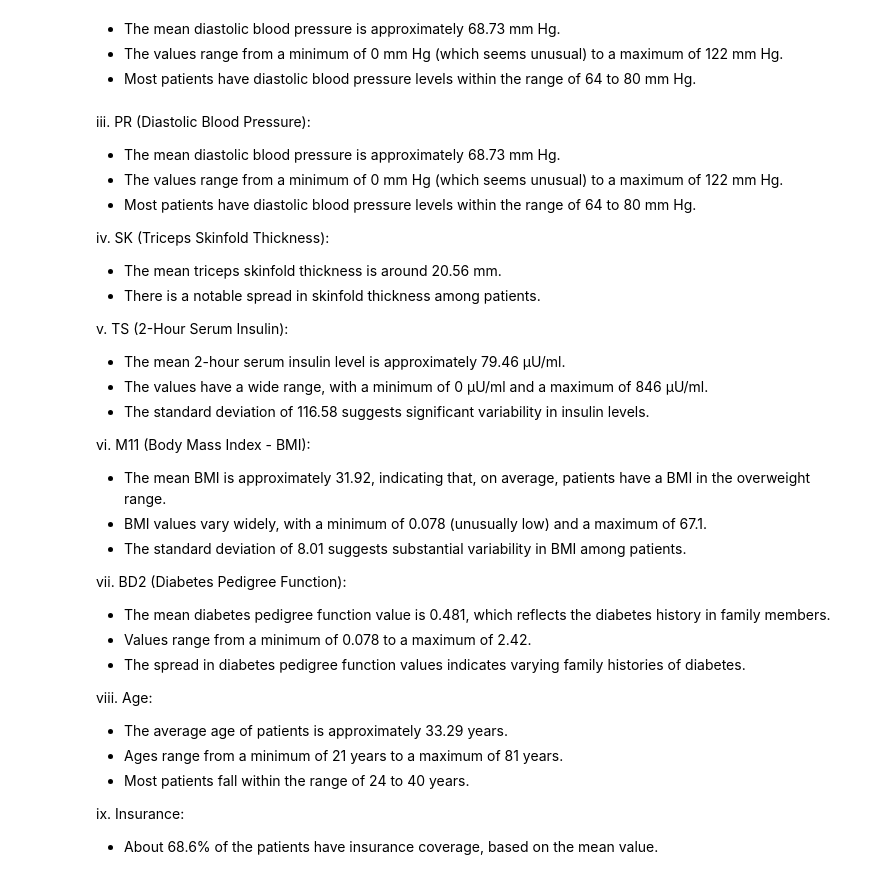
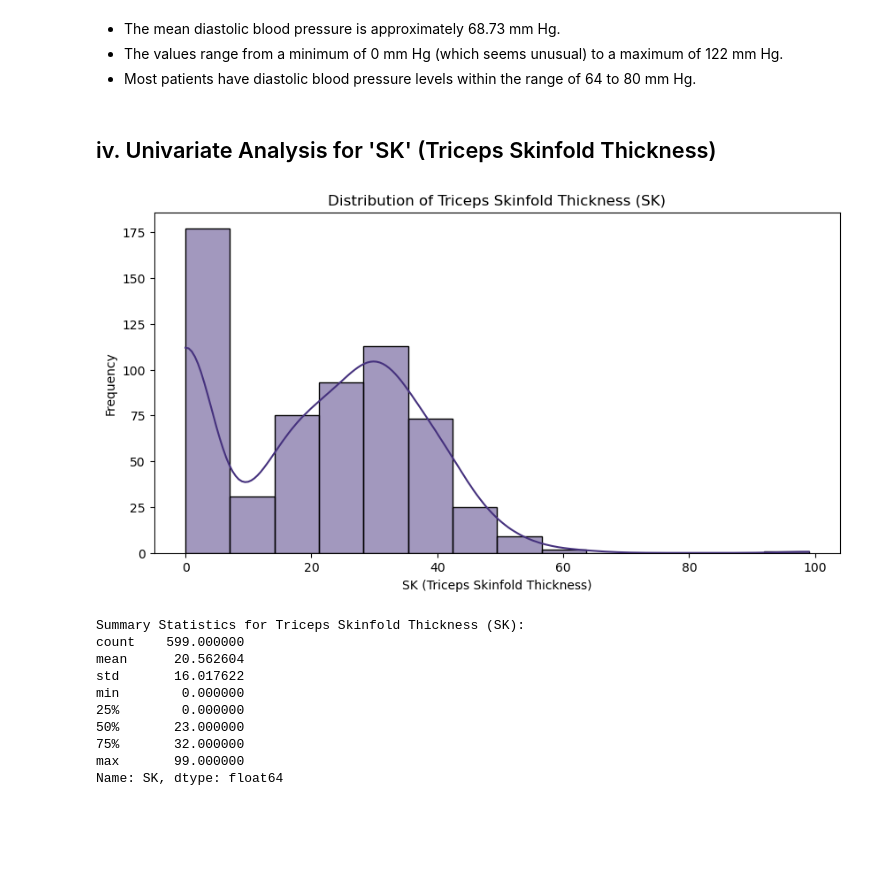
Before and after one commit to rasmodev/Sepsis-Classification-ML-Project-with-FastAPI-Deployment, a Jupyter notebook: Sepsis_ML_Prediction_&_Deployment_With_FastAPI.ipynb, the cells around one changed output. Saved outputs shown, nothing was run; the diff lists cells and outputs as text; code cells hidden in the pictures; blank space fills up the shorter version.

```diff
--- a/Sepsis_ML_Prediction_&_Deployment_With_FastAPI.ipynb
+++ b/Sepsis_ML_Prediction_&_Deployment_With_FastAPI.ipynb
@@ -377,42 +377,32 @@ Name: PR, dtype: float64
 - The mean diastolic blood pressure is approximately 68.73 mm Hg.
 - The values range from a minimum of 0 mm Hg (which seems unusual) to a maximum of 122 mm Hg.
 - Most patients have diastolic blood pressure levels within the range of 64 to 80 mm Hg.
-# %% [markdown]
-iii. PR (Diastolic Blood Pressure):
-
-- The mean diastolic blood pressure is approximately 68.73 mm Hg.
-- The values range from a minimum of 0 mm Hg (which seems unusual) to a maximum of 122 mm Hg.
-- Most patients have diastolic blood pressure levels within the range of 64 to 80 mm Hg.
-
-iv. SK (Triceps Skinfold Thickness):
-
-- The mean triceps skinfold thickness is around 20.56 mm.
-- There is a notable spread in skinfold thickness among patients.
-
-v. TS (2-Hour Serum Insulin):
-
-- The mean 2-hour serum insulin level is approximately 79.46 μU/ml.
-- The values have a wide range, with a minimum of 0 μU/ml and a maximum of 846 μU/ml.
-- The standard deviation of 116.58 suggests significant variability in insulin levels.
-
-vi. M11 (Body Mass Index - BMI):
-
-- The mean BMI is approximately 31.92, indicating that, on average, patients have a BMI in the overweight range.
-- BMI values vary widely, with a minimum of 0.078 (unusually low) and a maximum of 67.1.
-- The standard deviation of 8.01 suggests substantial variability in BMI among patients.
-
-vii. BD2 (Diabetes Pedigree Function):
-
-- The mean diabetes pedigree function value is 0.481, which reflects the diabetes history in family members.
-- Values range from a minimum of 0.078 to a maximum of 2.42.
-- The spread in diabetes pedigree function values indicates varying family histories of diabetes.
-
-viii. Age:
-
-- The average age of patients is approximately 33.29 years.
-- Ages range from a minimum of 21 years to a maximum of 81 years.
-- Most patients fall within the range of 24 to 40 years.
-
-ix. Insurance:
-
-- About 68.6% of the patients have insurance coverage, based on the mean value.
+# %% [markdown]
+## iv. Univariate Analysis for 'SK' (Triceps Skinfold Thickness)
+# %%
+# Extract the 'SK' column
+sk_values = train_df['SK']
+
+# Plot a histogram with the viridis color palette
+plt.figure(figsize=(10, 5))
+sns.histplot(sk_values, kde=True, color=sns.color_palette('viridis')[0])
+plt.title('Distribution of Triceps Skinfold Thickness (SK)')
+plt.xlabel('SK (Triceps Skinfold Thickness)')
+plt.ylabel('Frequency')
+plt.show()
+
+# Summary statistics
+print('Summary Statistics for Triceps Skinfold Thickness (SK):')
+print(sk_values.describe())
+# %% [output]
+[figure, added]
+Summary Statistics for Triceps Skinfold Thickness (SK):
+count    599.000000
+mean      20.562604
+std       16.017622
+min        0.000000
+25%        0.000000
+50%       23.000000
+75%       32.000000
+max       99.000000
+Name: SK, dtype: float64
```
Also changed, not shown: parts of 16 cells of this notebook.
